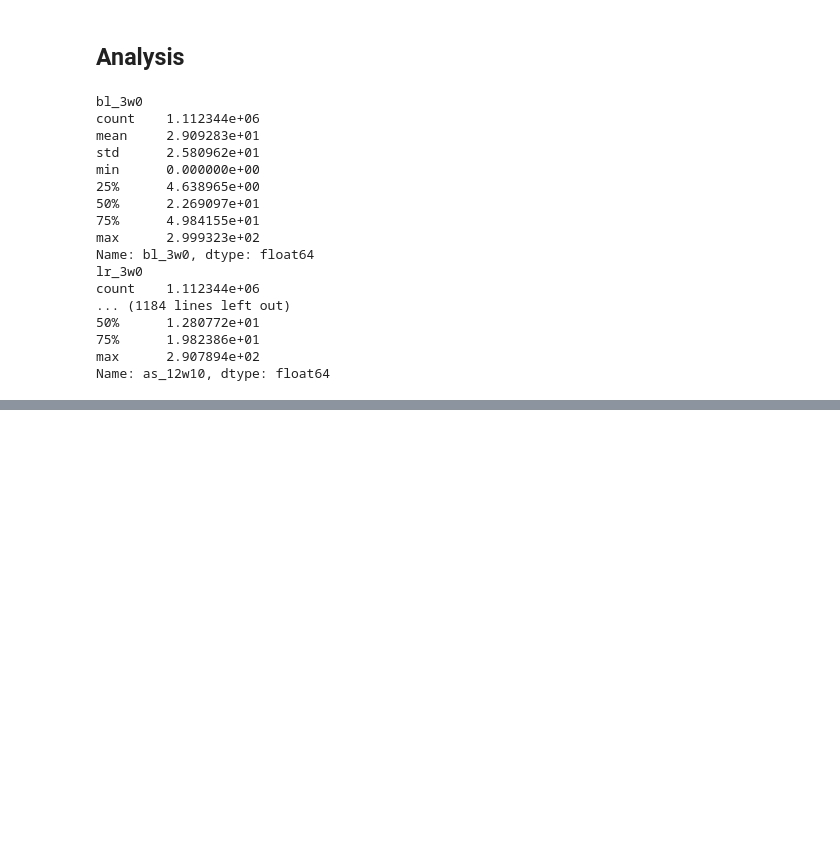
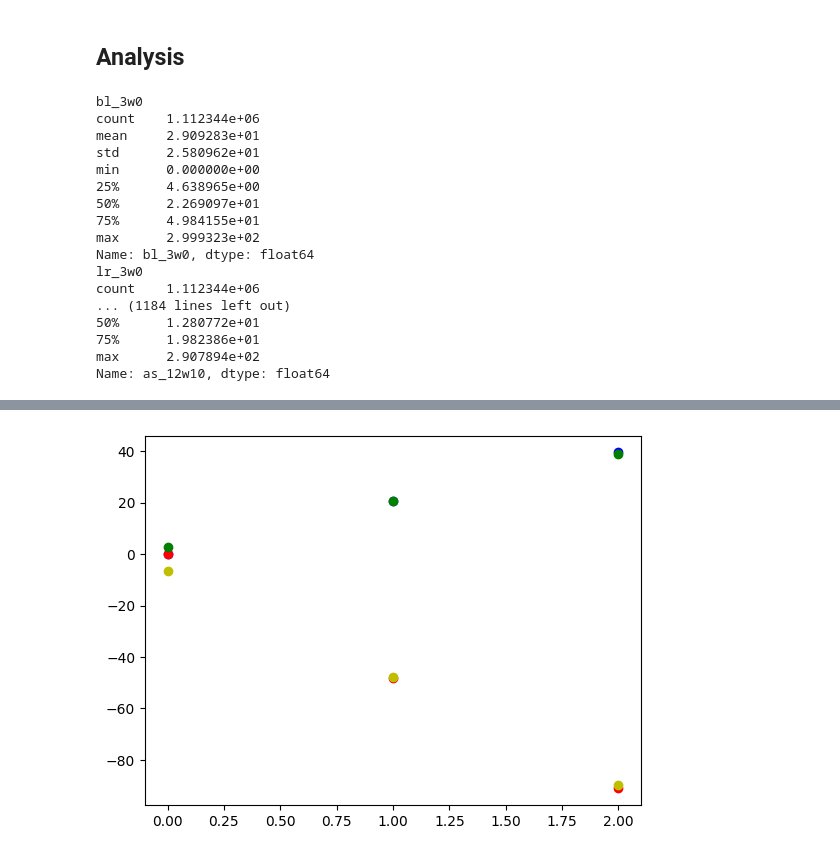
Before and after one commit to SeseRau/py-ma-git, a Jupyter notebook: notebooks/Modelling.ipynb, the cells around one changed output, grey strips where cells are left out. Cells and saved outputs as stored; diff of their text form; code cells hidden in the pictures; blank space fills up the shorter version.

```diff
--- a/notebooks/Modelling.ipynb
+++ b/notebooks/Modelling.ipynb
@@ -376,0 +544,82 @@ Name: as_12w10, dtype: float64
+# %%
+from pykalman import KalmanFilter
+import numpy as np
+import matplotlib.pyplot as plt
+import time
+import pandas as pd
+from pathlib import Path
+
+known = 3
+noise = 0
+
+folder = "../workdir/AIS-ModelFrames/"
+filename = f"aisdk-2023-11-08_xs_1_kkn"
+
+
+test = pd.read_csv(f"{folder}{filename}_test_{known}_{noise}.csv")
+test_y = test.loc[:,["output_x","output_y"]]
+test_x = test.drop(columns=["output_x","output_y"])
+text_x_time = test_x.filter(like="time")
+test_x = test_x.drop(columns=text_x_time.columns)
+
+#i = 0
+#while i < known:
+#    test_x = test_x.drop(columns=[f"input_{i}_time"])
+#    i += 1
+
+
+
+#measurements = np.asarray([(399,293),(403,299),(409,308),(416,315),(418,318),(420,323),(429,326),(423,328),(429,334),(431,337),(433,342),(434,352),(434,349),(433,350),(431,350),(430,349),(428,347),(427,345),(425,341),(429,338),(431,328),(410,313),(406,306),(402,299),(397,291),(391,294),(376,270),(372,272),(351,248),(336,244),(327,236),(307,220)])
+#measurements = {'X':[399, 402, 209, 416, 418, 420, 429, 423, 429, 431, 433, 434, 434, 433, 431, 430, 428, 427, 425, 429, 431, 410, 406, 402, 397, 391, 376, 372, 351, 336, 327, 307],
+#                'Y':[293, 299, 308, 315, 318, 323, 326, 328, 334, 337, 342, 352, 349, 350, 350, 349, 347, 345, 341, 338, 328, 313, 306, 299, 291, 294, 270, 272, 248, 244, 236, 220]}
+
+#measurements = {'X':[399, 402, 209, 416, 418, 420],
+#                'Y':[293, 299, 308, 315, 318, 323]}
+
+#measurements = pd.DataFrame(measurements)
+#print(measurements)
+
+#measurements = np.asarray([(399,293),(403,299),(409,308)])
+measurements = np.asarray(test_x)
+
+print(measurements)
+
+measurements = measurements.reshape((known, 2))
+
+print(measurements)
+
+
+initial_state_mean = [measurements[0, 0],
+                      0,
+                      measurements[0, 1],
+                      0]
+
+transition_matrix = [[1, 1, 0, 0],
+                     [0, 1, 0, 0],
+                     [0, 0, 1, 1],
+                     [0, 0, 0, 1]]
+
+observation_matrix = [[1, 0, 0, 0],
+                      [0, 0, 1, 0]]
+
+kf1 = KalmanFilter(transition_matrices = transition_matrix,
+                  observation_matrices = observation_matrix,
+                  initial_state_mean = initial_state_mean)
+
+kf1 = kf1.em(measurements, n_iter=5)
+(smoothed_state_means, smoothed_state_covariances) = kf1.smooth(measurements)
+
+plt.figure(1)
+times = range(measurements.shape[0])
+#times = text_x_time
+plt.plot(times, measurements[:, 0], 'bo',
+         times, measurements[:, 1], 'ro',
+         times, smoothed_state_means[:, 0], 'go',
+         times, smoothed_state_means[:, 2], 'yo',)
+plt.show()
+
+#print()
+#df_res[f"as_{known}w{noise}"] = np.sqrt((test_y["output_x"] - df[f"autosk_x_{known}_{noise}"])**2 + (test_y["output_y"] - df[f"autosk_y_{known}_{noise}"])**2)
+
+print(smoothed_state_means[-1, 2])
+# %% [output]
@@ -376,0 +630 @@ Name: as_12w10, dtype: float64
+[figure, added]
```
Also changed, not shown: parts of 6 cells of this notebook, 1 other file.
